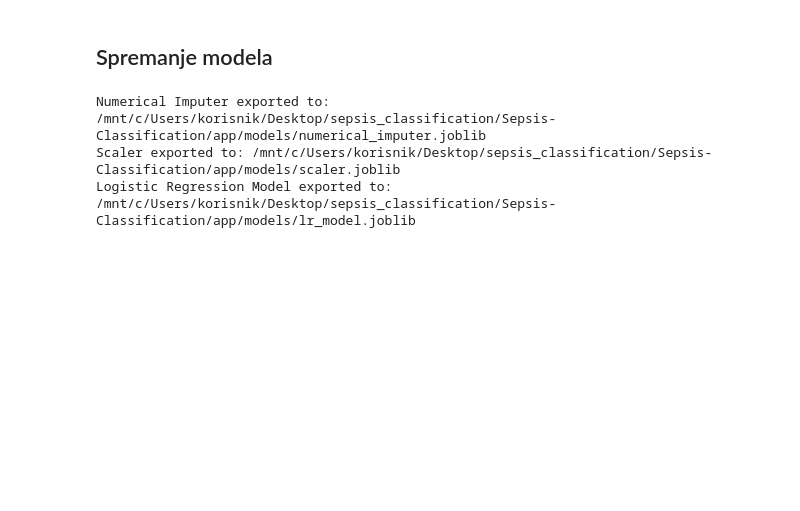
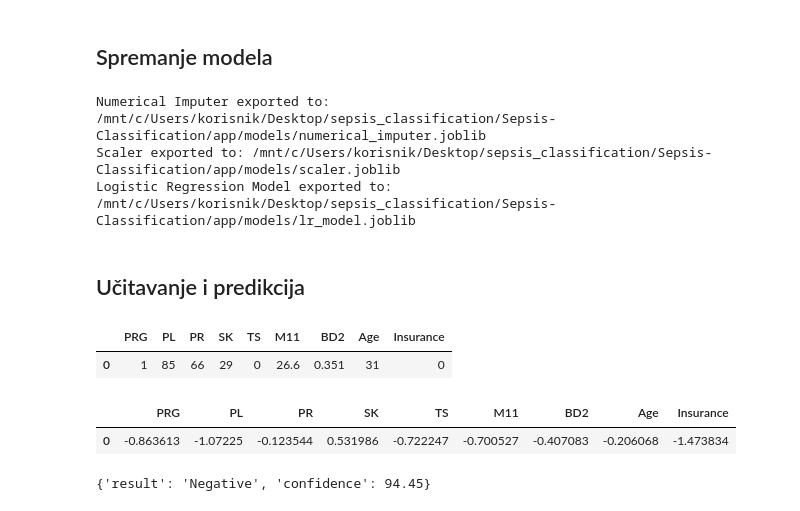
Before and after one commit to dsabljic/Sepsis-Classification, a Jupyter notebook: Sepsis Classification.ipynb, the cells around one changed output. Drawn from its saved outputs; the diff is of its cells as text; code cells hidden in the pictures; blank space fills up the shorter version.

Commit message:
Confidence ispravke

```diff
--- a/Sepsis Classification.ipynb
+++ b/Sepsis Classification.ipynb
@@ -1179,3 +1179,5 @@ print(f"Logistic Regression Model exported to: {model_filepath}")
 Numerical Imputer exported to: /mnt/c/Users/korisnik/Desktop/sepsis_classification/Sepsis-Classification/app/models/numerical_imputer.joblib
 Scaler exported to: /mnt/c/Users/korisnik/Desktop/sepsis_classification/Sepsis-Classification/app/models/scaler.joblib
 Logistic Regression Model exported to: /mnt/c/Users/korisnik/Desktop/sepsis_classification/Sepsis-Classification/app/models/lr_model.joblib
+# %% [markdown]
+## Učitavanje i predikcija
@@ -1181,0 +1188,9 @@ Logistic Regression Model exported to: /mnt/c/Users/korisnik/Desktop/sepsis_clas
+# %%
+feature_names = ['PRG', 'PL', 'PR', 'SK', 'TS', 'M11', 'BD2', 'Age', 'Insurance']
+
+data = [[1, 85, 66, 29, 0, 26.6, 0.351, 31, 0]]
+data = pd.DataFrame(data, columns=feature_names)
+data
+# %% [output]
+|  | PRG | PL | PR | SK | TS | M11 | BD2 | Age | Insurance |
+| 0 | 1 | 85 | 66 | 29 | 0 | 26.6 | 0.351 | 31 | 0 |
@@ -1181,0 +1202,14 @@ Logistic Regression Model exported to: /mnt/c/Users/korisnik/Desktop/sepsis_clas
+# %%
+data_scaled_df
+# %% [output]
+|  | PRG | PL | PR | SK | TS | M11 | BD2 | Age | Insurance |
+| 0 | -0.863613 | -1.07225 | -0.123544 | 0.531986 | -0.722247 | -0.700527 | -0.407083 | -0.206068 | -1.473834 |
+# %%
+prediction = lr_model.predict_proba(data_scaled_df)
+positive_proba = prediction[0][1]
+
+results = ("Positive", round(positive_proba * 100, 2)) if positive_proba > 0.5 else ("Negative", round((1 - positive_proba) * 100, 2))
+
+{"result": results[0], "confidence": results[1]}
+# %% [output]
+{'result': 'Negative', 'confidence': 94.45}
```
Also changed, not shown: parts of 4 cells of this notebook, 1 other file.
